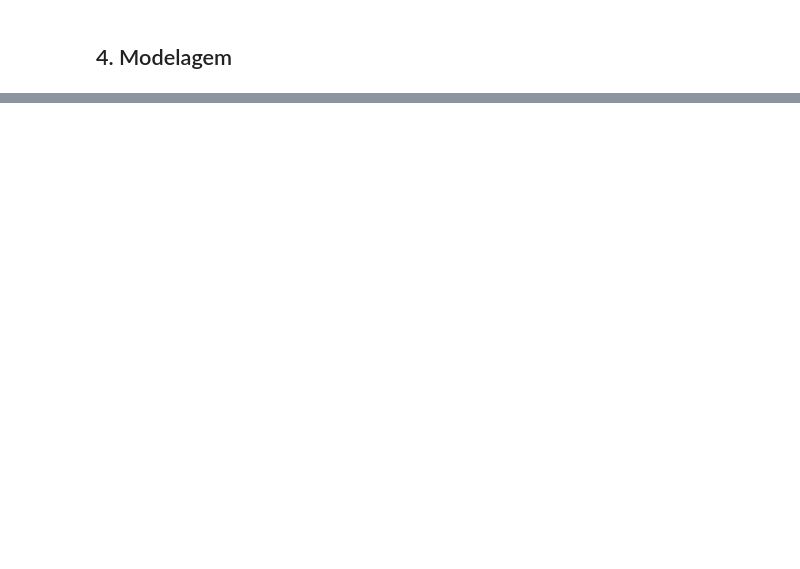
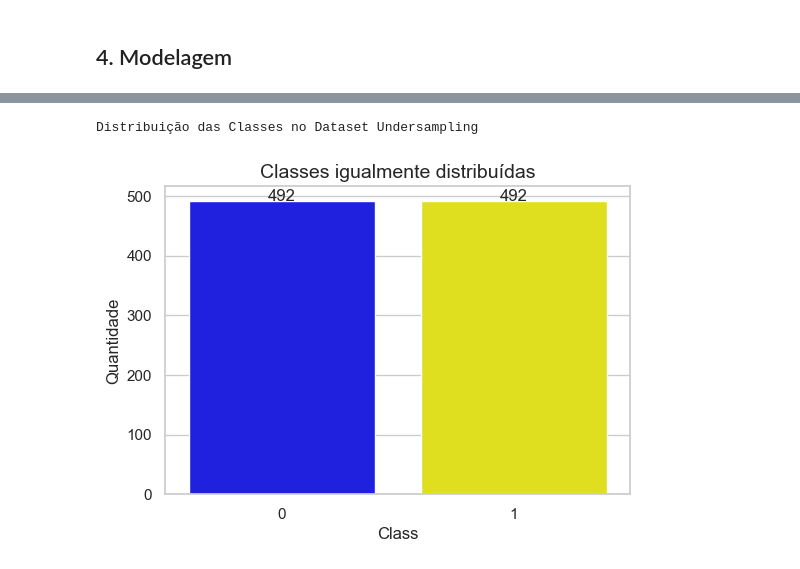
Before and after one commit to Rodrigo-Palma/Proj_Fraudes_Cartao_Credito, a Jupyter notebook: proj_fraude_cartao_credito.ipynb, the cells around one changed output, grey strips where cells are left out. Cells and saved outputs as stored; diff of their text form; code cells hidden in the pictures; blank space fills up the shorter version.

```diff
--- a/proj_fraude_cartao_credito.ipynb
+++ b/proj_fraude_cartao_credito.ipynb
@@ -65,0 +168,10 @@ Name: count, dtype: int64
+# %%
+#Normalizando Time e Amount
+scaled_amount = df['scaled_amount']
+scaled_time = df['scaled_time']
+
+df.drop(['scaled_amount', 'scaled_time'], axis=1, inplace=True)
+df.insert(0, 'scaled_amount', scaled_amount)
+df.insert(1, 'scaled_time', scaled_time)
+
+df.head()
@@ -71,0 +267,13 @@ Name: count, dtype: int64
+# %%
+df = df.sample(frac=1, random_state=42)
+
+# Classe Com Fraudes, quantidade de linhas 492.
+fraud_df = df.loc[df['Class'] == 1]
+non_fraud_df = df.loc[df['Class'] == 0][:492]
+
+normal_distributed_df = pd.concat([fraud_df, non_fraud_df])
+
+# Embaralhando as linhas do dataset
+new_df = normal_distributed_df.sample(frac=1, random_state=42)
+
+new_df.head()
@@ -71,0 +288,18 @@ Name: count, dtype: int64
+# %%
+print('Distribuição das Classes no Dataset Undersampling')
+value_counts = new_df['Class'].value_counts(normalize=True)
+
+colors = ['blue', 'yellow']
+
+plt.figure(figsize=(6, 4))
+ax = sns.countplot(x='Class', data=new_df, palette=colors)
+plt.title('Classes igualmente distribuídas', fontsize=14)
+plt.ylabel('Quantidade')
+
+for p, label in zip(ax.patches, value_counts):
+    ax.annotate(f'{int(label * len(new_df))}', (p.get_x() + p.get_width() / 2., p.get_height()), ha='center', va='baseline')
+
+plt.show()
+# %% [output]
+Distribuição das Classes no Dataset Undersampling
+[figure, added]
```
Also changed, not shown: parts of 72 cells of this notebook, 1 other file.
